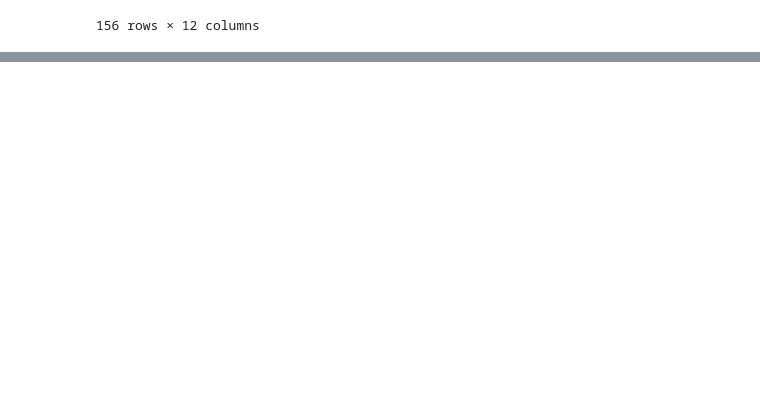
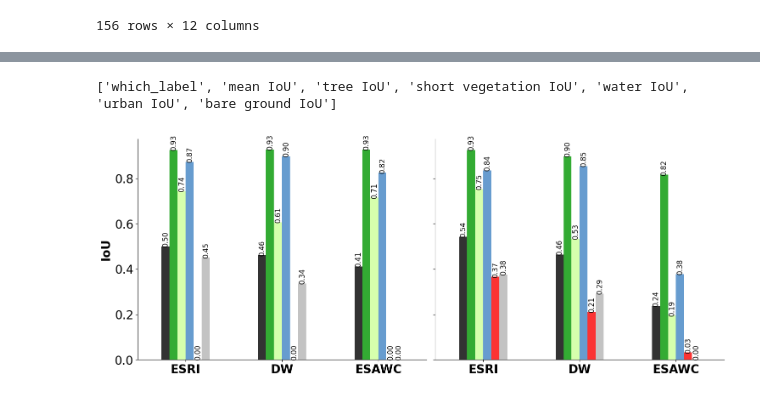
Before and after one commit to sherryqcchen/mlfluv, a Jupyter notebook: plot_accuracy.ipynb, the cells around one changed output, grey strips where cells are left out. Saved outputs shown, nothing was run; the diff lists cells and outputs as text; code cells hidden in the pictures; blank space fills up the shorter version.

```diff
--- a/plot_accuracy.ipynb
+++ b/plot_accuracy.ipynb
@@ -230,0 +381,5 @@ plt.show()
+# %%
+plot_group_IoUs(df_init, show_legend=False)
+# %% [output]
+['which_label', 'mean IoU', 'tree IoU', 'short vegetation IoU', 'water IoU', 'urban IoU', 'bare ground IoU']
+[figure, added]
```
Also changed, not shown: parts of 14 cells of this notebook.
